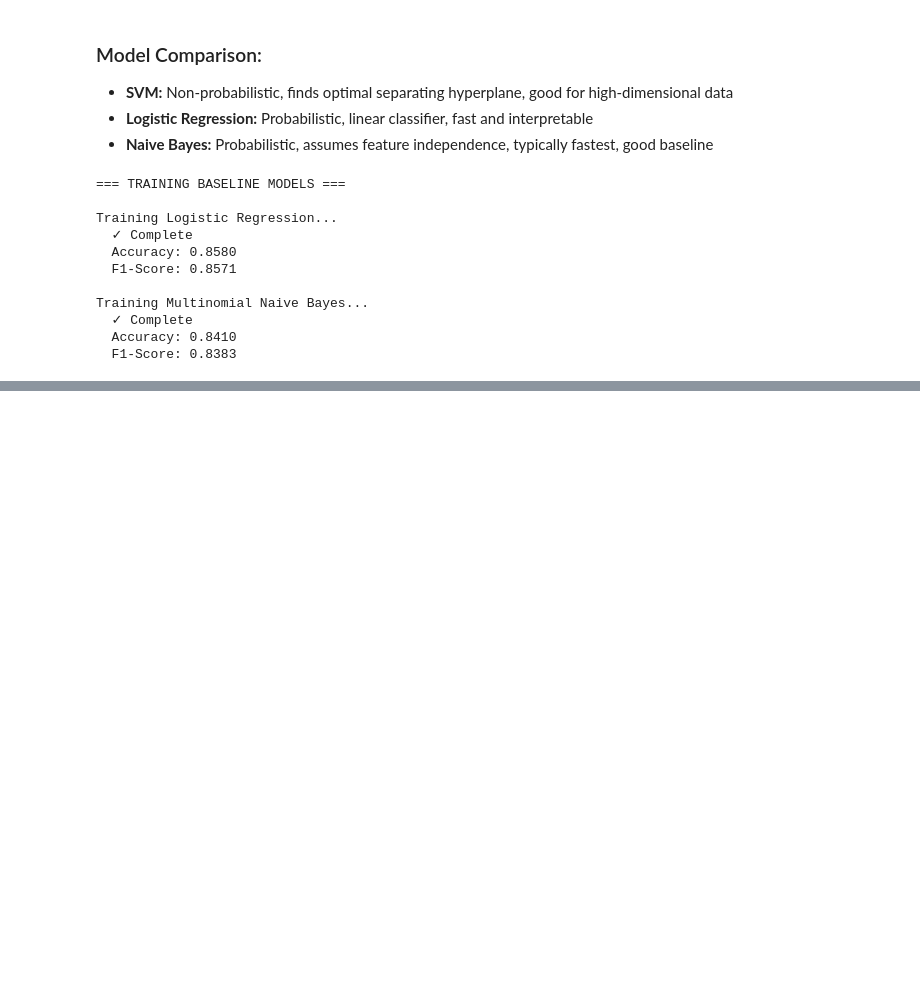
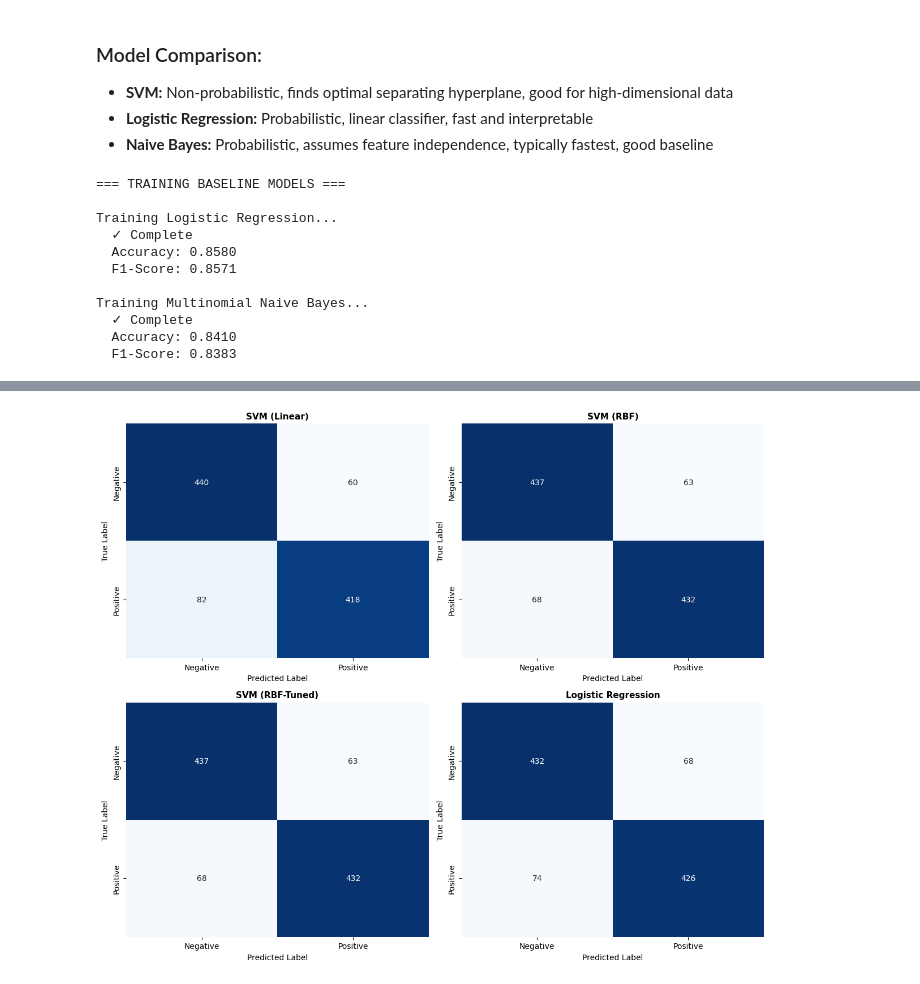
Before and after one commit to Dhrupad-05/Projects, a Jupyter notebook: Sentiment_Analysis_of_Movie_Reviews_using_SVM,_Logistic_Regression,_and_Naive_Bayes.ipynb, the cells around one changed output, grey strips where cells are left out. Drawn from its saved outputs; the diff is of its cells as text; code cells hidden in the pictures; blank space fills up the shorter version.

```diff
--- a/Sentiment_Analysis_of_Movie_Reviews_using_SVM,_Logistic_Regression,_and_Naive_Bayes.ipynb
+++ b/Sentiment_Analysis_of_Movie_Reviews_using_SVM,_Logistic_Regression,_and_Naive_Bayes.ipynb
@@ -656,0 +706,26 @@ Training Multinomial Naive Bayes...
+# %%
+# Confusion matrices
+fig, axes = plt.subplots(2, 2, figsize=(12, 10))
+
+models_to_plot = [
+    ('SVM (Linear)', svm_predictions['linear']),
+    ('SVM (RBF)', svm_predictions['rbf']),
+    ('SVM (RBF-Tuned)', y_pred_tuned),
+    ('Logistic Regression', y_pred_lr)
+]
+
+for idx, (name, y_pred) in enumerate(models_to_plot):
+    ax = axes[idx // 2, idx % 2]
+    cm = confusion_matrix(y_test, y_pred)
+    sns.heatmap(cm, annot=True, fmt='d', cmap='Blues', ax=ax, cbar=False)
+    ax.set_title(f'{name}', fontsize=11, fontweight='bold')
+    ax.set_ylabel('True Label', fontsize=10)
+    ax.set_xlabel('Predicted Label', fontsize=10)
+    ax.set_xticklabels(['Negative', 'Positive'])
+    ax.set_yticklabels(['Negative', 'Positive'])
+
+plt.tight_layout()
+plt.savefig('/tmp/confusion_matrices.png', dpi=150, bbox_inches='tight')
+plt.show()
+# %% [output]
+[figure, added]
```
Also changed, not shown: parts of 4 cells of this notebook.
